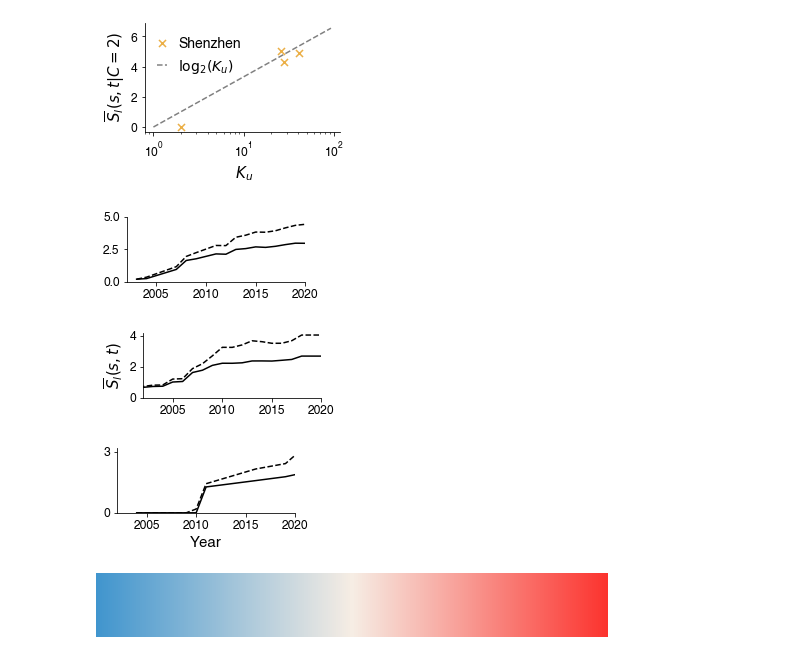
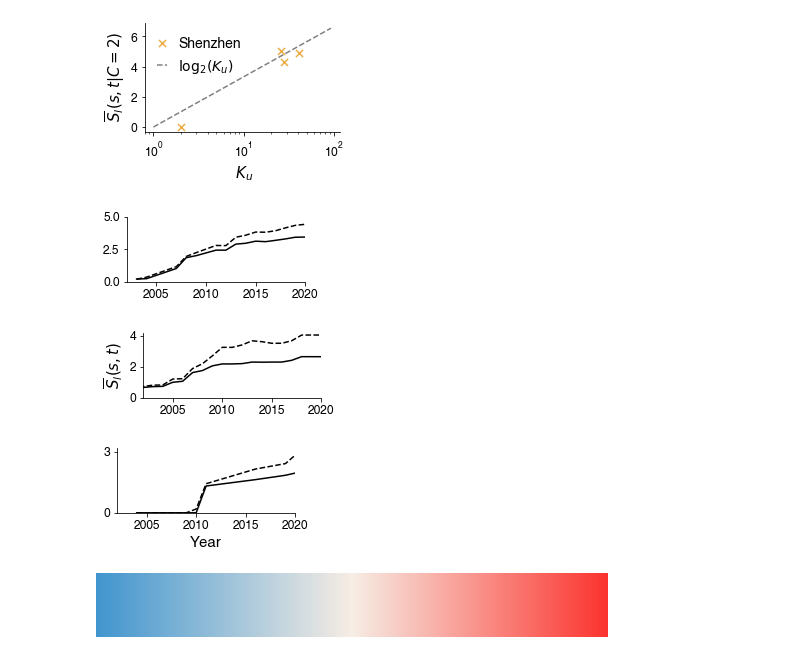
Before and after one commit to Jzjsnow/navi-complexity, a Jupyter notebook: code/gen_figures.ipynb, the cells around one changed output. Cells and saved outputs as stored; diff of their text form; code cells hidden in the pictures.

```diff
--- a/code/gen_figures.ipynb
+++ b/code/gen_figures.ipynb
@@ -126,7 +126,7 @@ for file in files:
     city_abbr = file[0]
     suffix = file[1]
     [df_matched_paths, df_Ss_i_j] = load_variable(
-        'output/LSI/res_stationlevel_' + city_abbr + '_card_' + suffix + '.pkl')
+        'output/ESI/res_stationlevel_' + city_abbr + '_card_' + suffix + '.pkl')
 
     list_df_matched_paths.append(df_matched_paths)
     list_df_Ss_i_j.append(df_Ss_i_j)
@@ -590,5 +572,5 @@ df_Sij
 # %%
-# Combine the results of GSI and LSI
+# Combine the results of TSI and ESI
 
 list_df_Sst = []
 for i in range(len(list_df_matched_paths)):
@@ -615,7 +597,9 @@ for i in range(len(list_df_matched_paths)):
      dual_edges,
      node_pos,
      node_pos_relabeled,
-     line_pos] = load_variable('src_data/initial_info_' + city_abbr + '.pkl')
+     line_pos,
+     dict_dist
+    ] = load_variable('src_data/initial_info_' + city_abbr + '.pkl')
 
     [
         matrix_Ss,
@@ -632,7 +616,7 @@ for i in range(len(list_df_matched_paths)):
         matrix_S_nid_C1,
         matrix_S_nid_C2,
         matrix_S_nid_C3] = load_variable(
-        'output/GSI/' +
+        'output/TSI/' +
         city_abbr +
         '_' +
         snapshot +
@@ -643,7 +627,6 @@ for i in range(len(list_df_matched_paths)):
     df_Sij['i'] = [i+1 for i in range(len(matrix_Ss)) for j in range(len(matrix_Ss[i]))]
     df_Sij['j'] = [j+1 for i in range(len(matrix_Ss)) for j in range(len(matrix_Ss[i]))]
     df_Sij['mindura'] = matrix_pathlength.flatten()
-    df_Sij['S_const'] = matrix_Ss.flatten()
     df_Sij['minC'] = matrix_nroutes.flatten()-1
 
     df_Sst['i'] = [i + 1 for i in range(len(matrix_S_nid))
@@ -661,7 +644,7 @@ for i in range(len(list_df_matched_paths)):
      matrix_S_nid_C1,
      matrix_S_nid_C2,
      matrix_S_nid_C3,
-     ] = load_variable('output/LSI/res_linelevel_card_' + suffix + '.pkl')
+     ] = load_variable('output/ESI/res_linelevel_card_' + suffix + '.pkl')
     k = 'obs'
     df_Sst[k] = matrix_S_nid.flatten()
     df_Sst[k + '-1'] = matrix_S_nid_C1.flatten()
@@ -672,7 +655,6 @@ for i in range(len(list_df_matched_paths)):
                        max([node for node in dualG]))
     df_Sst['Cmin'] = minC.flatten()
 
-#     matrix_C = merge_2_st_matching_C(H0,df_matched_paths,max([node for node in dualG]),count_weighted=True)
     matrix_C = merge_2_st_matching_C(H0, df_matched_paths, max(
         [node for node in dualG]), count_weighted=True)
 
@@ -682,7 +664,7 @@ for i in range(len(list_df_matched_paths)):
     df_Sst.loc[np.isnan(df_Sst['C_i']) == False, 'C_i'] = df_Sst[np.isnan(
         df_Sst['C_i']) == False]['C_i'].astype(np.int)
 
-#     df_Ss_i_j['duration'] /= 60
+    df_Ss_i_j['duration'] /= 60
     df_Ss_i_j['nroutes'] -= 1
     df_Ss_i_j['min_nroutes'] -= 1
     df_Ss_i_j = df_Ss_i_j.merge(df_Sij, on=['i', 'j'])
@@ -1102,7 +1032,7 @@ timelines = [
     ['2004','2007','2009','2010','2011','2016','2019','2020']
 ]
 cities = ['bj', 'sh', 'sz']
-list_k = ['9', '14', '6']
+list_k = ['13', '12', '6']
 for i in range(len(cities)):
     city = cities[i]
     for k in [list_k[i]]:
@@ -1122,7 +1052,7 @@ for i in range(len(cities)):
                 matrix_S_nid_C1_1,
                 matrix_S_nid_C2_1,
                 matrix_S_nid_C3_1] = load_variable(
-                'output/GSI/' +
+                'output/TSI/' +
                 city +
                 '_' +
                 snapshot +
@@ -1143,7 +1073,7 @@ for i in range(len(cities)):
                 matrix_S_nid_C3,
                 matrix_Ktot_st_C3_sub,
             ] = load_variable(
-                'output/LSI/ksp_' +
+                'output/ESI/ksp_' +
                 str(k) +
                 '_' +
                 city +
@@ -1260,7 +1190,7 @@ plt.xlabel('Year', fontdict={"fontsize": 15})
 
 plt.subplot(1, 2, 2)
 cities = ['bj', 'sh', 'sz']
-list_k = ['9', '14', '6']
+list_k = ['13', '12', '6']
 for i in range(len(cities)):
     city = cities[i]
 
@@ -1471,7 +1415,7 @@ pd_S_all = avg_S2.groupby(by=['C',
 pd_S_C2 = pd_S_all[pd_S_all['C'] == 'all'].copy()
 
 cities = ['bj', 'sh', 'sz']
-list_k = ['9', '14', '6']
+list_k = ['13', '12', '6']
 for i in range(len(cities)):
     city = cities[i]
 
@@ -1486,34 +1430,34 @@ for i in range(len(cities)):
     for k in [list_k[i]]:
         sns.lineplot(data=pd_S_C2[(pd_S_C2['k'] == k) & (
             pd_S_C2['C'] == 'all')], x='snapshot_f', y='S', color='black')
 
     ax = plt.gca()
     ylims = [(0, 5), (0, 4.2), (0, 3.2)]
     yticks = [[0, 2.5, 5], [0, 2, 4], [0, 3]]
     plt.ylim(ylims[i])
     ax.set_yticks(yticks[i])
     plt.ylabel(None)
 
     plt.xlim(2002, 2020)
     plt.gca().get_xlim()
 
     ax.spines['right'].set_visible(False)
     ax.spines['top'].set_visible(False)
 
     plt.tick_params(labelsize=12)
 
     plt.xlabel(None)
     if(city == 'sz'):
         plt.xlabel('Year', fontdict={"fontsize": 15})
     if(city == 'sh'):
         plt.ylabel(r'$\overline{S}_l(s,t)$', fontdict={"fontsize": 15})
 
     picname = 'pic_timeline/Sl_' + city
 #     plt.savefig(picname+'.svg',format = "svg",dpi=600,transparent = True,bbox_inches = 'tight')
 #     plt.savefig(picname+'.png',format = "png",dpi=60,transparent = True,bbox_inches = 'tight')
     # plt.savefig(picname+'.eps',format = "eps",dpi=600,transparent = True,bbox_inches = 'tight')
 # %% [output]
-[figure, old version]
+[figure, new version]
 [figure]
 [figure]
 # %%
```
Also changed, not shown: parts of 17 cells of this notebook.
